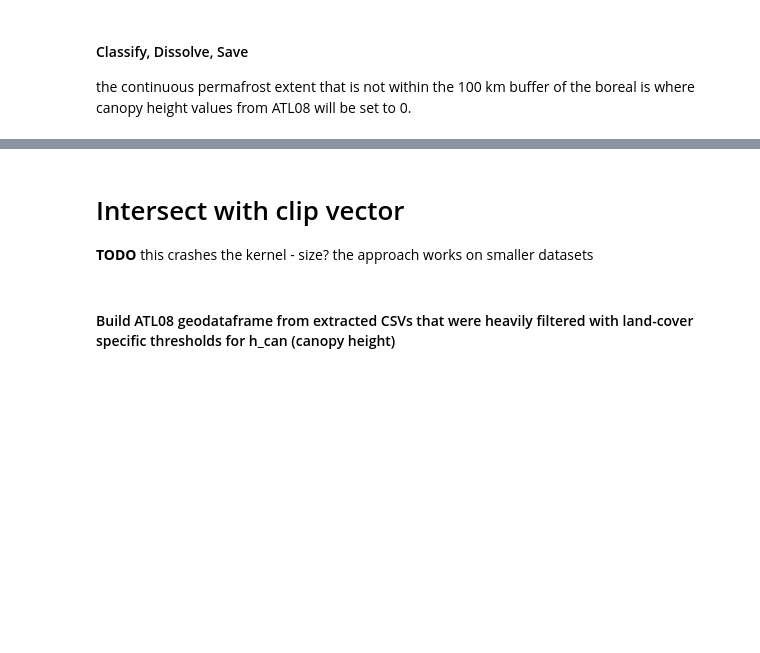
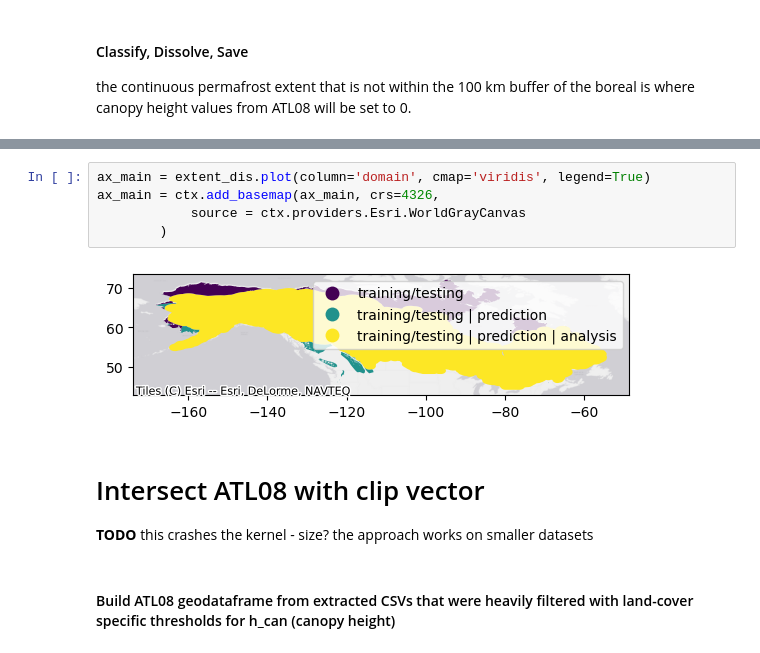
Before and after one commit to pahbs/geoscitools, a Jupyter notebook: boreal_height_cmip_extent.ipynb, the cells around one changed output, grey strips where cells are left out. Drawn from its saved outputs; the diff is of its cells as text; blank space fills up the shorter version.

```diff
--- a/boreal_height_cmip_extent.ipynb
+++ b/boreal_height_cmip_extent.ipynb
@@ -296,5 +287,12 @@ ax_main = ctx.add_basemap(ax_main, crs=4326,
+# %%
+ax_main = extent_dis.plot(column='domain', cmap='viridis', legend=True)
+ax_main = ctx.add_basemap(ax_main, crs=4326,
+            source = ctx.providers.Esri.WorldGrayCanvas
+        )
+# %% [output]
+[figure, added]
 # %% [markdown]
-# Intersect with clip vector
+# Intersect ATL08 with clip vector
 **TODO** this crashes the kernel - size? the approach works on smaller datasets
 # %% [markdown]
 #### Build ATL08 geodataframe from extracted CSVs that were heavily filtered with land-cover specific thresholds for h_can (canopy height)
```
Also changed, not shown: parts of 13 cells of this notebook, 4 other files.
